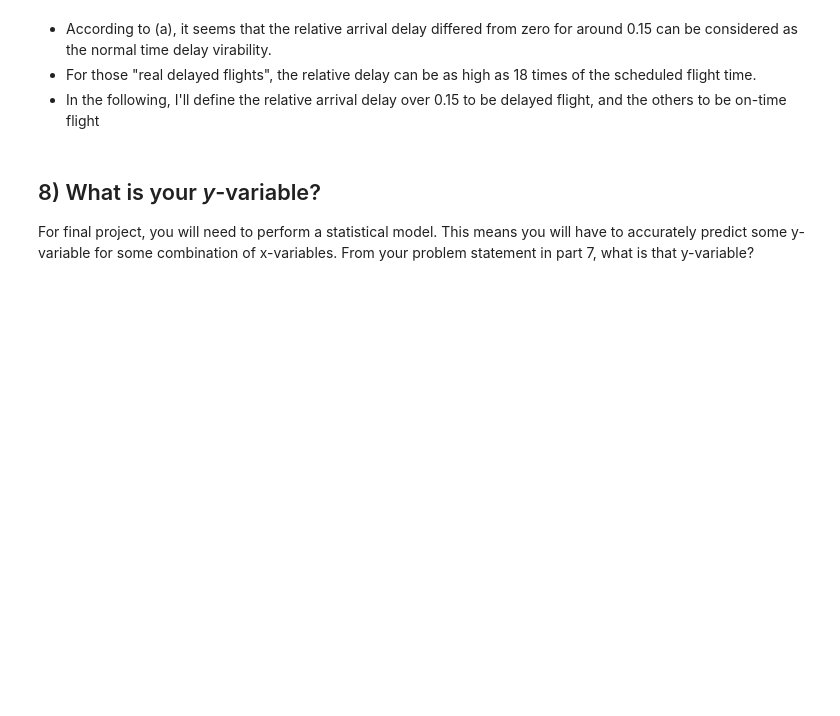
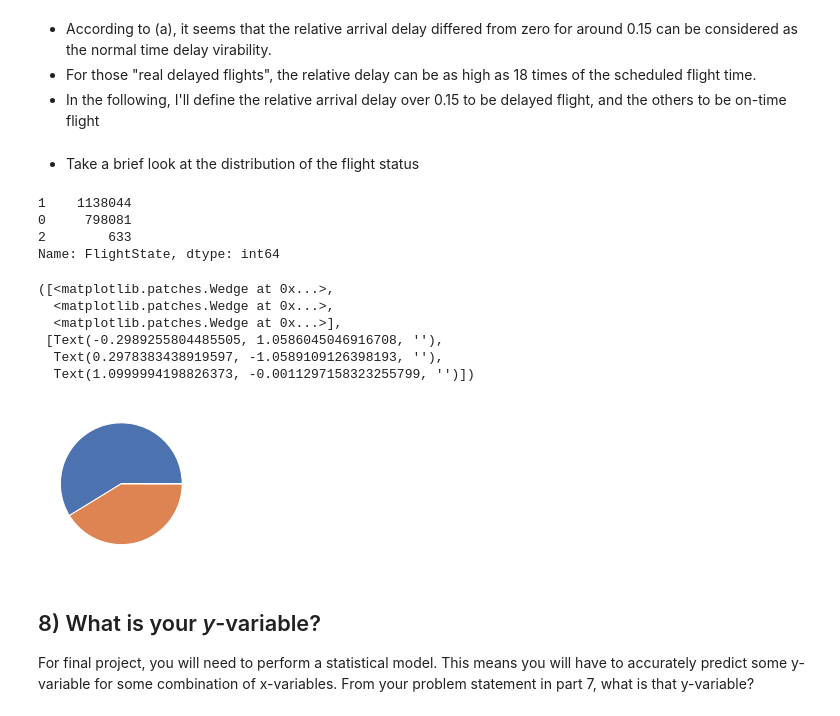
Before and after one commit to Wolfking2015/Final-Project-For-AML, a Jupyter notebook: final-project.ipynb, the cells around one changed output. Saved outputs shown, nothing was run; the diff lists cells and outputs as text; code cells hidden in the pictures; blank space fills up the shorter version.

```diff
--- a/final-project.ipynb
+++ b/final-project.ipynb
@@ -377,8 +369,31 @@ plt.title('(b) Distrition of RevArrDelay above1',fontsize=15);
 * For those "real delayed flights", the relative delay can be as high as 18 times of the scheduled flight time.
 * In the following, I'll define the relative arrival delay over 0.15 to be delayed flight, and the others to be on-time flight
 # %%
-data_airline['FlightState']=data_airline['RelativeArrDel']>0.15 #Assign value 1 to be Delayed flight
-data_airline['FlightState']=data_airline['Cancelled']
+data_airline['FlightState']=data_airline.RelativeArrDel>0.15 #Assign value 1 to indicate Delayed flight
+data_airline['FlightState']=data_airline['FlightState'].astype(int)
+data_airline.loc[data_airline['Cancelled']==1,'FlightState']=2 #Assign value 2 to indicate Cancelled flight
+# %% [markdown]
+* Take a brief look at the distribution of the flight status
+# %%
+Status=data_airline['FlightState'].value_counts()
+StatusProp=Status/np.sum(Status)
+print(Status)
+# %% [output]
+1    1138044
+0     798081
+2        633
+Name: FlightState, dtype: int64
+# %%
+plt.subplot(1,2,1)
+plt.pie(StatusProp)
+# %% [output]
+([<matplotlib.patches.Wedge at 0x...>,
+  <matplotlib.patches.Wedge at 0x...>,
+  <matplotlib.patches.Wedge at 0x...>],
+ [Text(-0.2989255804485505, 1.0586045046916708, ''),
+  Text(0.2978383438919597, -1.0589109126398193, ''),
+  Text(1.0999994198826373, -0.0011297158323255799, '')])
+[figure, added]
 # %% [markdown]
 ## 8) What is your _y_-variable?
 For final project, you will need to perform a statistical model. This means you will have to accurately predict some y-variable for some combination of x-variables. From your problem statement in part 7, what is that y-variable?
```
Also changed, not shown: parts of 10 cells of this notebook.
